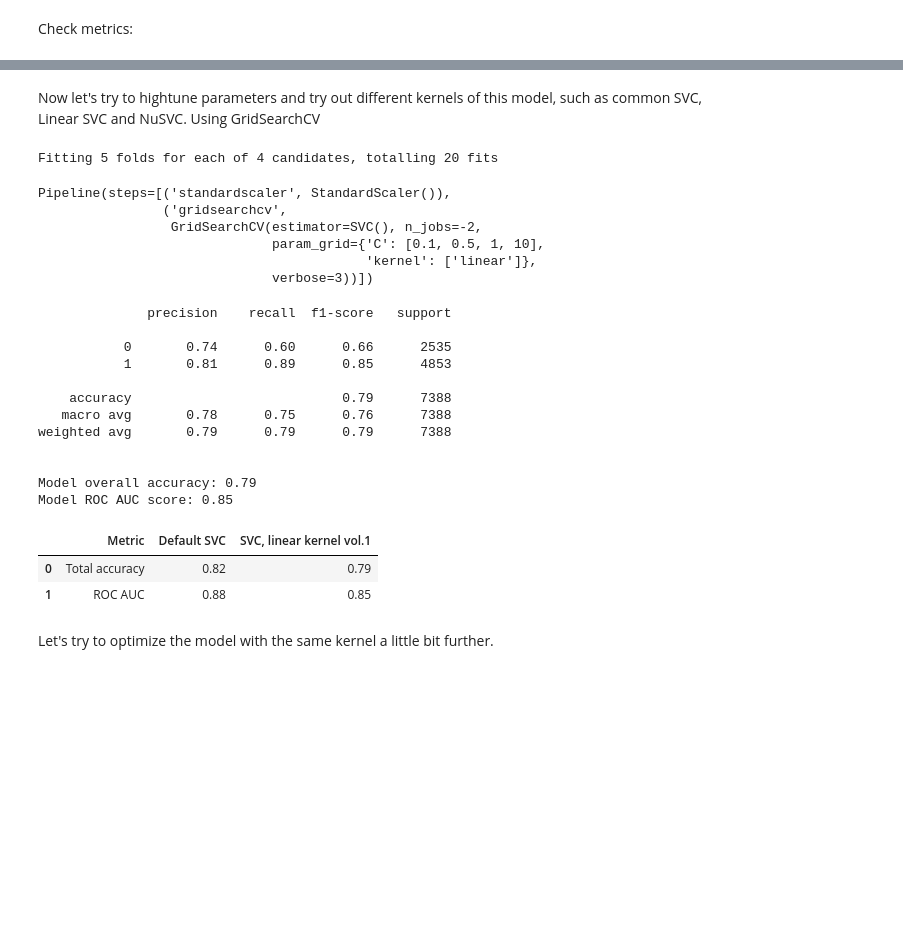
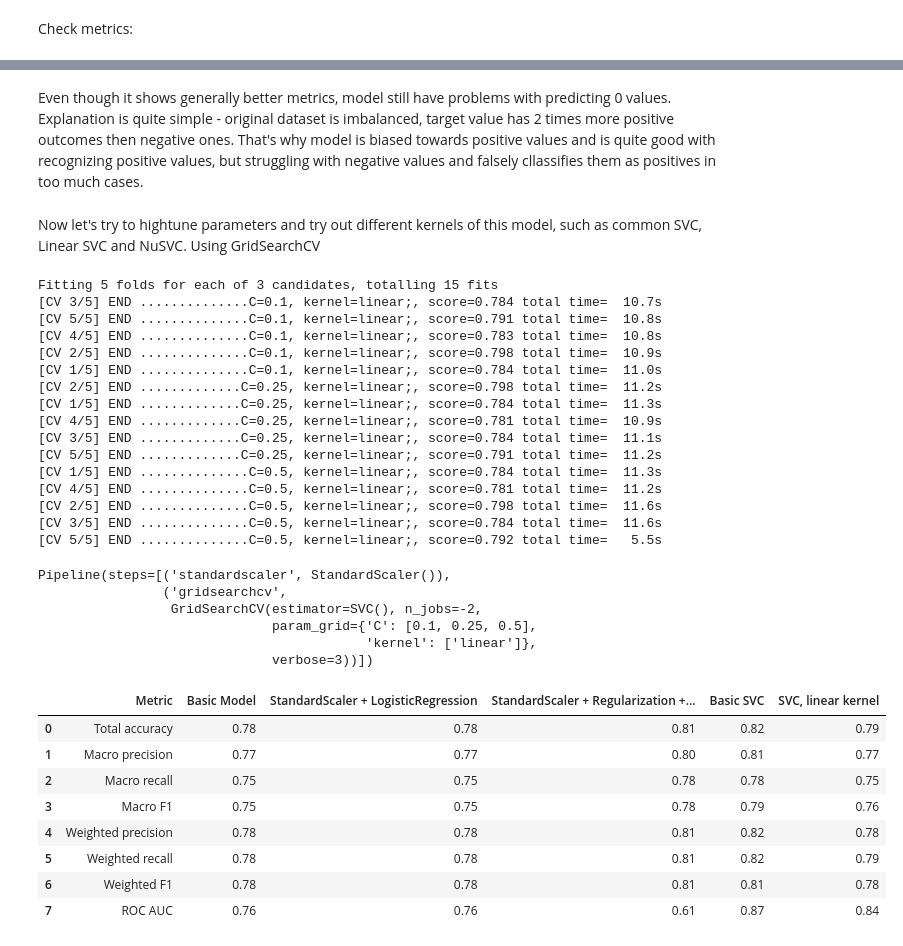
Before and after one commit to KirSobolev/Introduction-to-ML, a Jupyter notebook: exercise3/svc.ipynb, the cells around one changed output, grey strips where cells are left out. Saved outputs shown, nothing was run; the diff lists cells and outputs as text; code cells hidden in the pictures; blank space fills up the shorter version.

```diff
--- a/exercise3/svc.ipynb
+++ b/exercise3/svc.ipynb
@@ -16,4 +18,6 @@ from sklearn.metrics import roc_auc_score
 # %%
 # Importing clean, ready to go dataset from previous exercise 2
 df = pd.read_csv("../exercise2/log_reg_df_clean.csv")
-df.head()
+metrics_df = pd.read_csv("../exercise2/metrics.csv")
+# Drop random spawning column after loading metrics
+metrics_df.drop("Unnamed: 0", axis=1, inplace=True)
@@ -164,6 +71,0 @@ Creating simple df for future metrics of different variants of optimized SVC mod
-# %%
-# Empty dataframe for metrics
-metrics_df = pd.DataFrame({'Metric': ['Total accuracy', 'ROC AUC']})
-# %%
-metrics_df["Default SVC"] = [acc, roc_auc]
-metrics_df
@@ -174,2 +78,5 @@ metrics_df
+# %% [markdown]
+Even though it shows generally better metrics, model still have problems with predicting 0 values.
+Explanation is quite simple - original dataset is imbalanced, target value has 2 times more positive outcomes then negative ones. That's why model is biased towards positive values and is quite good with recognizing positive values, but struggling with negative values and falsely cllassifies them as positives in too much cases.
 # %% [markdown]
 Now let's try to hightune parameters and try out different kernels of this model, such as common SVC, Linear SVC and NuSVC. Using GridSearchCV
@@ -183,56 +88,67 @@ from sklearn.model_selection import GridSearchCV
 # Let's try different random parameters and see in which way we should move. After that increase or decrease values closer to best parameters and see if there is any space for improvement
 
 param_grid = {
-    'C': [0.1, 0.5, 1, 10],
+    'C': [0.1, 0.25, 0.5],
     "kernel": ["linear"],
 }
 # %%
 # make a pipeline, and wrap SVM model into the GridSearchCV
-# probability=True parameter slows down fitting but allows to use predict_proba which is used in roc_auc_score metrics. However, fitting was too slow and I decided to go another way around using decision scores.
+# probability=True parameter slows down fitting but allows to use predict_proba which is used in roc_auc_score metrics.
+# However, fitting was too slow and I decided to go another way around using decision scores.
 # n_jobs parameter allows to tun paralell threads tto improve speed of GridSearchCV. -2 means that python will use all CPUs will be used but 1
 model = make_pipeline(StandardScaler(), GridSearchCV(svm.SVC(), param_grid, refit=True, verbose=3, n_jobs=-2))
 model.fit(X_train, y_train)
 # %% [output]
-Fitting 5 folds for each of 4 candidates, totalling 20 fits
+Fitting 5 folds for each of 3 candidates, totalling 15 fits
+[CV 3/5] END ..............C=0.1, kernel=linear;, score=0.784 total time=  10.7s
+[CV 5/5] END ..............C=0.1, kernel=linear;, score=0.791 total time=  10.8s
+[CV 4/5] END ..............C=0.1, kernel=linear;, score=0.783 total time=  10.8s
+[CV 2/5] END ..............C=0.1, kernel=linear;, score=0.798 total time=  10.9s
+[CV 1/5] END ..............C=0.1, kernel=linear;, score=0.784 total time=  11.0s
+[CV 2/5] END .............C=0.25, kernel=linear;, score=0.798 total time=  11.2s
+[CV 1/5] END .............C=0.25, kernel=linear;, score=0.784 total time=  11.3s
+[CV 4/5] END .............C=0.25, kernel=linear;, score=0.781 total time=  10.9s
+[CV 3/5] END .............C=0.25, kernel=linear;, score=0.784 total time=  11.1s
+[CV 5/5] END .............C=0.25, kernel=linear;, score=0.791 total time=  11.2s
+[CV 1/5] END ..............C=0.5, kernel=linear;, score=0.784 total time=  11.3s
+[CV 4/5] END ..............C=0.5, kernel=linear;, score=0.781 total time=  11.2s
+[CV 2/5] END ..............C=0.5, kernel=linear;, score=0.798 total time=  11.6s
+[CV 3/5] END ..............C=0.5, kernel=linear;, score=0.784 total time=  11.6s
+[CV 5/5] END ..............C=0.5, kernel=linear;, score=0.792 total time=   5.5s
 Pipeline(steps=[('standardscaler', StandardScaler()),
                 ('gridsearchcv',
                  GridSearchCV(estimator=SVC(), n_jobs=-2,
-                              param_grid={'C': [0.1, 0.5, 1, 10],
+                              param_grid={'C': [0.1, 0.25, 0.5],
                                           'kernel': ['linear']},
                               verbose=3))])
 # %%
  # get predictions for error metrics
 predictions = model.predict(X_test)
  # print the classification report based on true values and predictions
-print(classification_report(y_test, predictions))
-
-# get overall accuracy of the model and print it
+report = classification_report(y_test, predictions, output_dict=True)
+# get overall accuracy of the model
 acc = round(accuracy_score(y_test, predictions), 2)
-print(f"\nModel overall accuracy: {acc}")
-
 # If probability=True is not set, can use the decision_function method.
 decision_scores = model.decision_function(X_test)
 # get roc acu score of the model and print it
 roc_auc = round(roc_auc_score(y_test, decision_scores), 2)
-print(f"Model ROC AUC score: {roc_auc}")
 
-metrics_df["SVC, linear kernel vol.1"] = [acc, roc_auc]
+metrics_df["SVC, linear kernel"] = [acc,
+                           round(report['macro avg']['precision'], 2),
+                           round(report['macro avg']['recall'], 2),
+                           round(report['macro avg']['f1-score'], 2),
+                           round(report['weighted avg']['precision'], 2),
+                           round(report['weighted avg']['recall'], 2),
+                           round(report['weighted avg']['f1-score'], 2),
+                           roc_auc]
 metrics_df
 # %% [output]
-              precision    recall  f1-score   support
-
-           0       0.74      0.60      0.66      2535
-           1       0.81      0.89      0.85      4853
-
-    accuracy                           0.79      7388
-   macro avg       0.78      0.75      0.76      7388
-weighted avg       0.79      0.79      0.79      7388
-
-
-Model overall accuracy: 0.79
-Model ROC AUC score: 0.85
-|  | Metric | Default SVC | SVC, linear kernel vol.1 |
-| 0 | Total accuracy | 0.82 | 0.79 |
-| 1 | ROC AUC | 0.88 | 0.85 |
+|  | Metric | Basic Model | StandardScaler + LogisticRegression | StandardScaler + Regularization +... | Basic SVC | SVC, linear kernel |
+| 0 | Total accuracy | 0.78 | 0.78 | 0.81 | 0.82 | 0.79 |
+| 1 | Macro precision | 0.77 | 0.77 | 0.80 | 0.81 | 0.77 |
+| 2 | Macro recall | 0.75 | 0.75 | 0.78 | 0.78 | 0.75 |
+| 3 | Macro F1 | 0.75 | 0.75 | 0.78 | 0.79 | 0.76 |
+| 4 | Weighted precision | 0.78 | 0.78 | 0.81 | 0.82 | 0.78 |
+| 5 | Weighted recall | 0.78 | 0.78 | 0.81 | 0.82 | 0.79 |
+| 6 | Weighted F1 | 0.78 | 0.78 | 0.81 | 0.81 | 0.78 |
+| 7 | ROC AUC | 0.76 | 0.76 | 0.61 | 0.87 | 0.84 |
-# %% [markdown]
-Let's try to optimize the model with the same kernel a little bit further.
```
Also changed, not shown: parts of 30 cells of this notebook, 2 other files.
